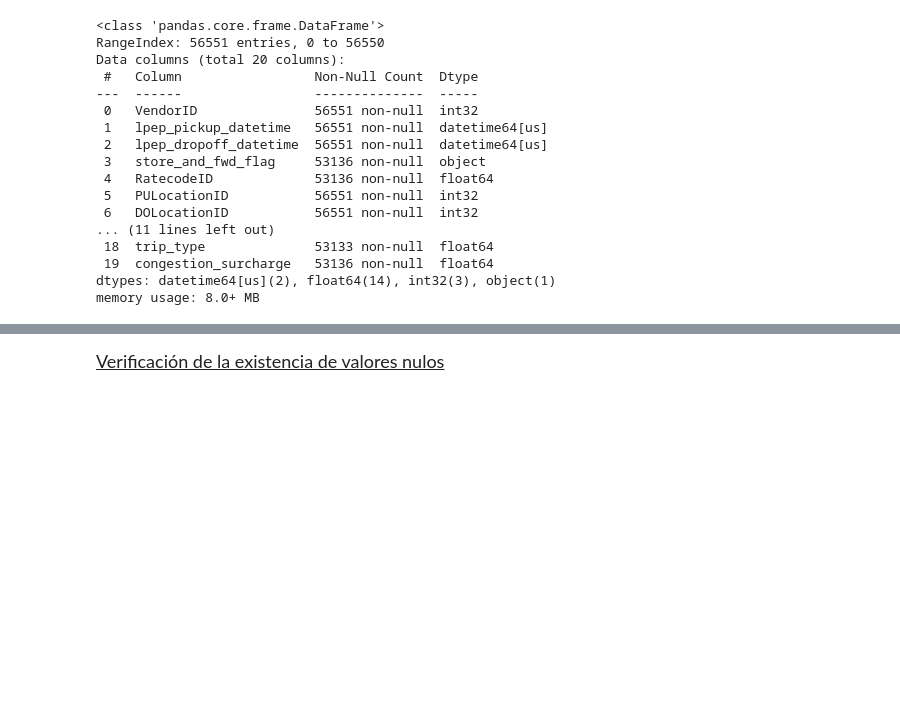
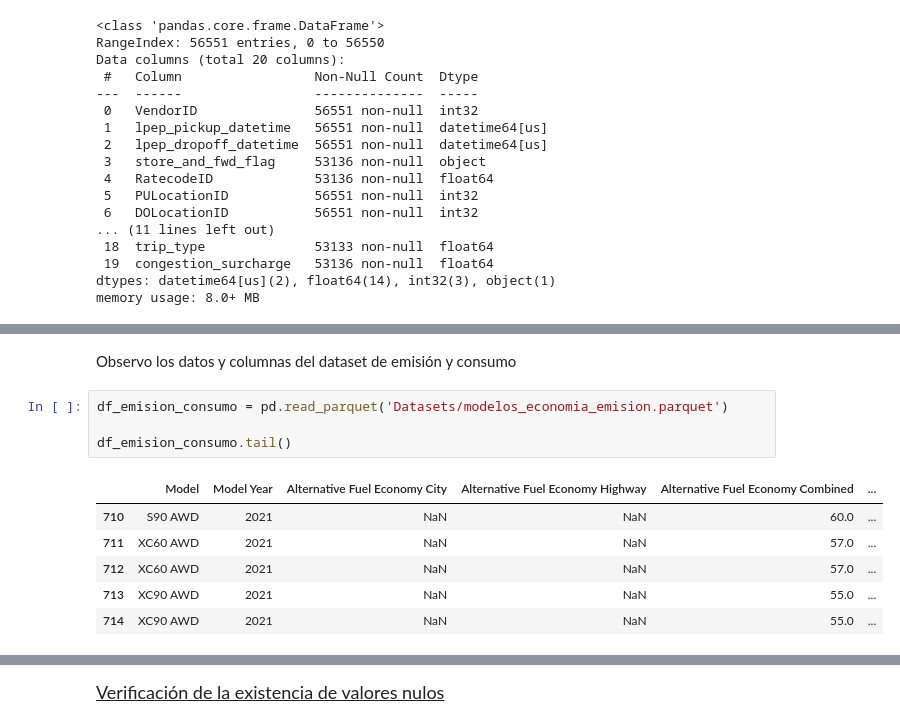
Before and after one commit to hansonvel96/PF_GROUP_03_NYC_TAXIS, a Jupyter notebook: EDA_taxis-data.ipynb, the cells around one changed output, grey strips where cells are left out. Saved outputs shown, nothing was run; the diff lists cells and outputs as text; blank space fills up the shorter version.

```diff
--- a/EDA_taxis-data.ipynb
+++ b/EDA_taxis-data.ipynb
@@ -100,0 +127,13 @@ memory usage: 8.0+ MB
+# %% [markdown]
+<p style="font-size:15px;">Observo los datos y columnas del dataset de emisión y consumo</p>
+# %%
+df_emision_consumo = pd.read_parquet('Datasets/modelos_economia_emision.parquet')
+
+df_emision_consumo.tail()
+# %% [output]
+|  | Model | Model Year | Alternative Fuel Economy City | Alternative Fuel Economy Highway | Alternative Fuel Economy Combined | ... |
+| 710 | S90 AWD | 2021 | NaN | NaN | 60.0 | ... |
+| 711 | XC60 AWD | 2021 | NaN | NaN | 57.0 | ... |
+| 712 | XC60 AWD | 2021 | NaN | NaN | 57.0 | ... |
+| 713 | XC90 AWD | 2021 | NaN | NaN | 55.0 | ... |
+| 714 | XC90 AWD | 2021 | NaN | NaN | 55.0 | ... |
```
Also changed, not shown: parts of 32 cells of this notebook, 5 other files.
